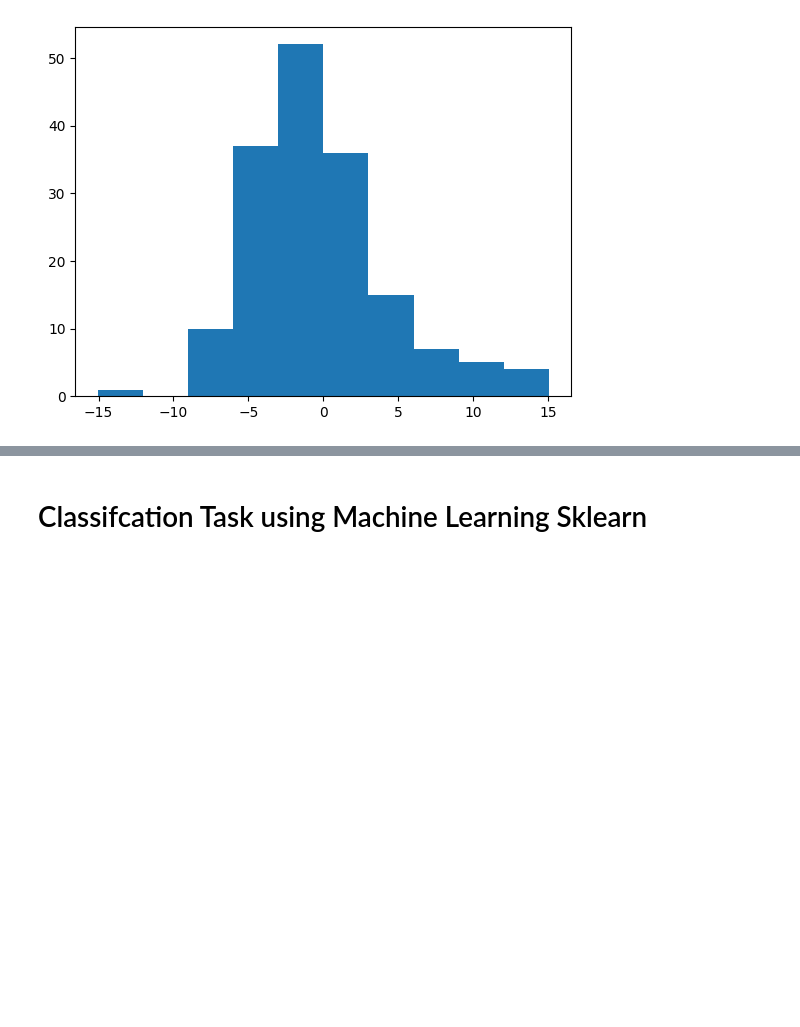
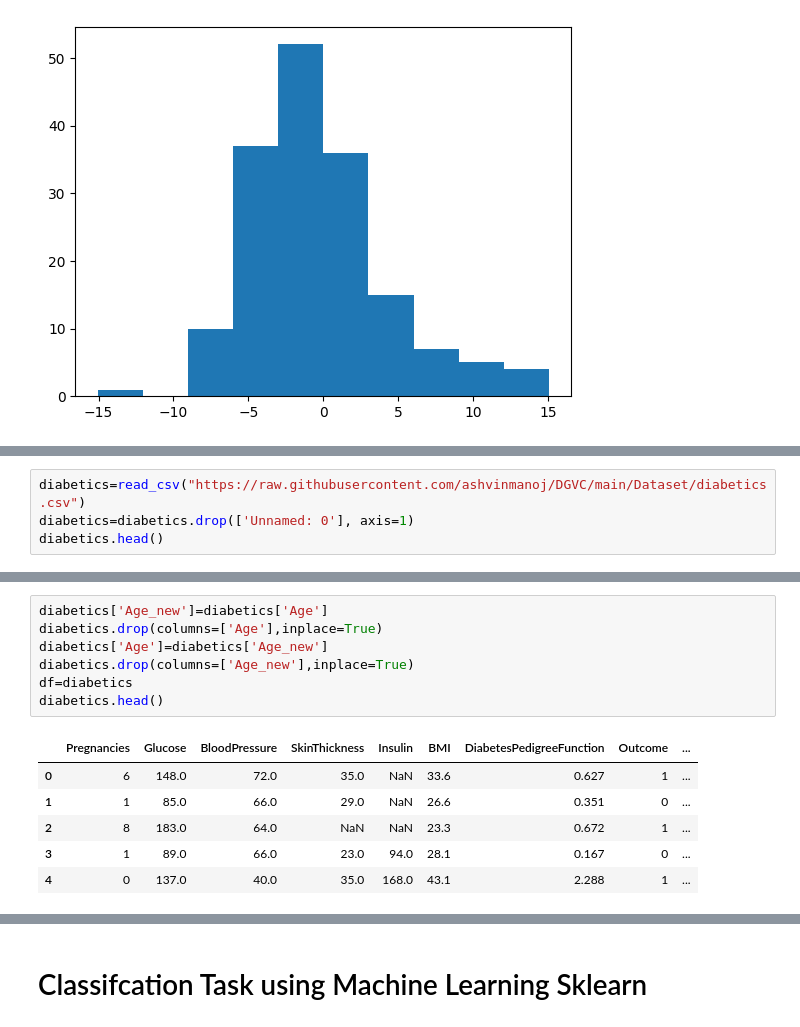
Before and after one commit to ashvinmanoj/DGVC, a Jupyter notebook: 18. Machine Learning Prediction.ipynb, the cells around one changed output, grey strips where cells are left out. Drawn from its saved outputs; the diff is of its cells as text; blank space fills up the shorter version.

```diff
--- a/18. Machine Learning Prediction.ipynb
+++ b/18. Machine Learning Prediction.ipynb
@@ -122,0 +198,4 @@ plt.show()
+# %%
+diabetics=read_csv("https://raw.githubusercontent.com/ashvinmanoj/DGVC/main/Dataset/diabetics.csv")
+diabetics=diabetics.drop(['Unnamed: 0'], axis=1)
+diabetics.head()
@@ -122,0 +209,14 @@ plt.show()
+# %%
+diabetics['Age_new']=diabetics['Age']
+diabetics.drop(columns=['Age'],inplace=True)
+diabetics['Age']=diabetics['Age_new']
+diabetics.drop(columns=['Age_new'],inplace=True)
+df=diabetics
+diabetics.head()
+# %% [output]
+|  | Pregnancies | Glucose | BloodPressure | SkinThickness | Insulin | BMI | DiabetesPedigreeFunction | Outcome | ... |
+| 0 | 6 | 148.0 | 72.0 | 35.0 | NaN | 33.6 | 0.627 | 1 | ... |
+| 1 | 1 | 85.0 | 66.0 | 29.0 | NaN | 26.6 | 0.351 | 0 | ... |
+| 2 | 8 | 183.0 | 64.0 | NaN | NaN | 23.3 | 0.672 | 1 | ... |
+| 3 | 1 | 89.0 | 66.0 | 23.0 | 94.0 | 28.1 | 0.167 | 0 | ... |
+| 4 | 0 | 137.0 | 40.0 | 35.0 | 168.0 | 43.1 | 2.288 | 1 | ... |
```
Also changed, not shown: parts of 24 cells of this notebook.
